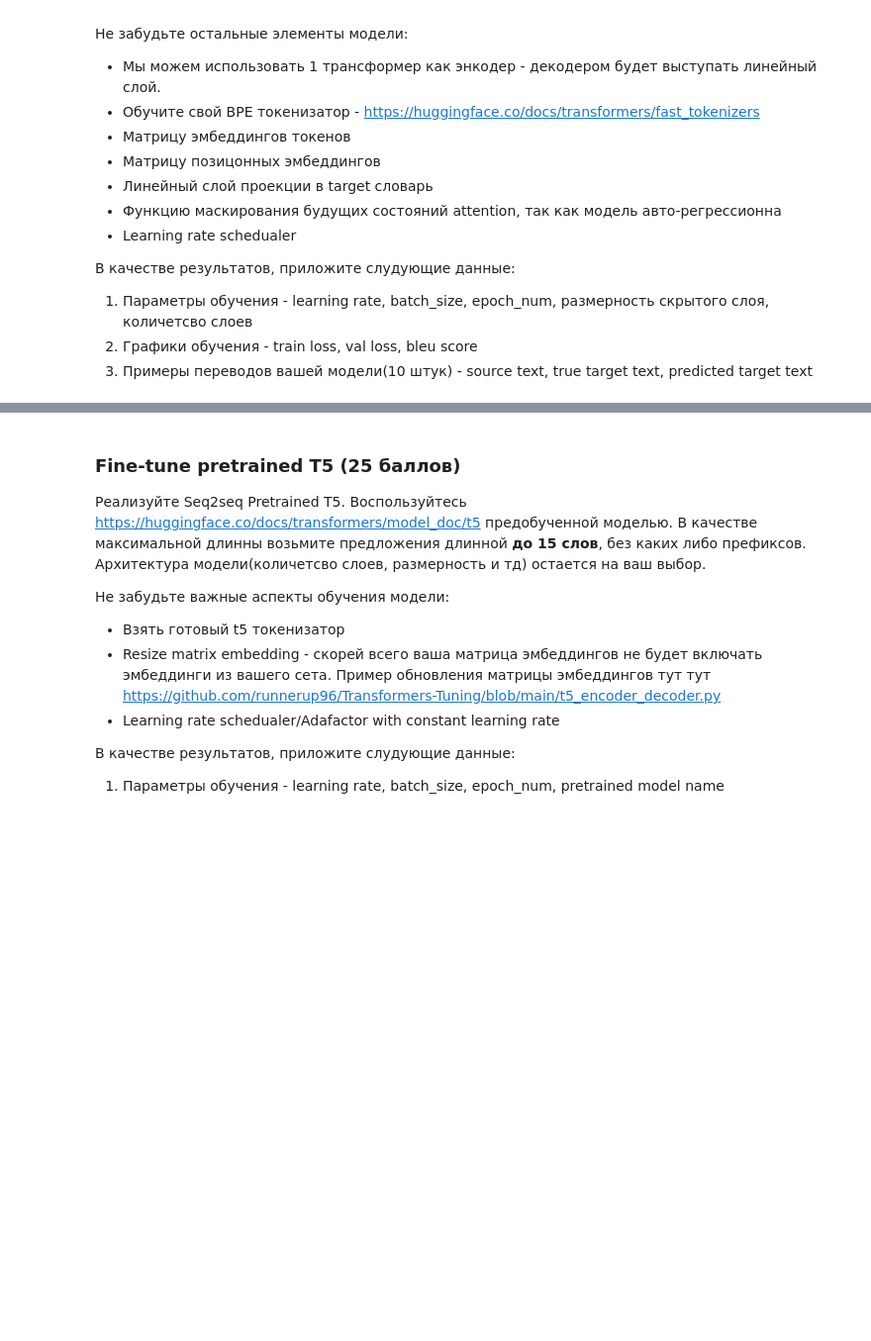
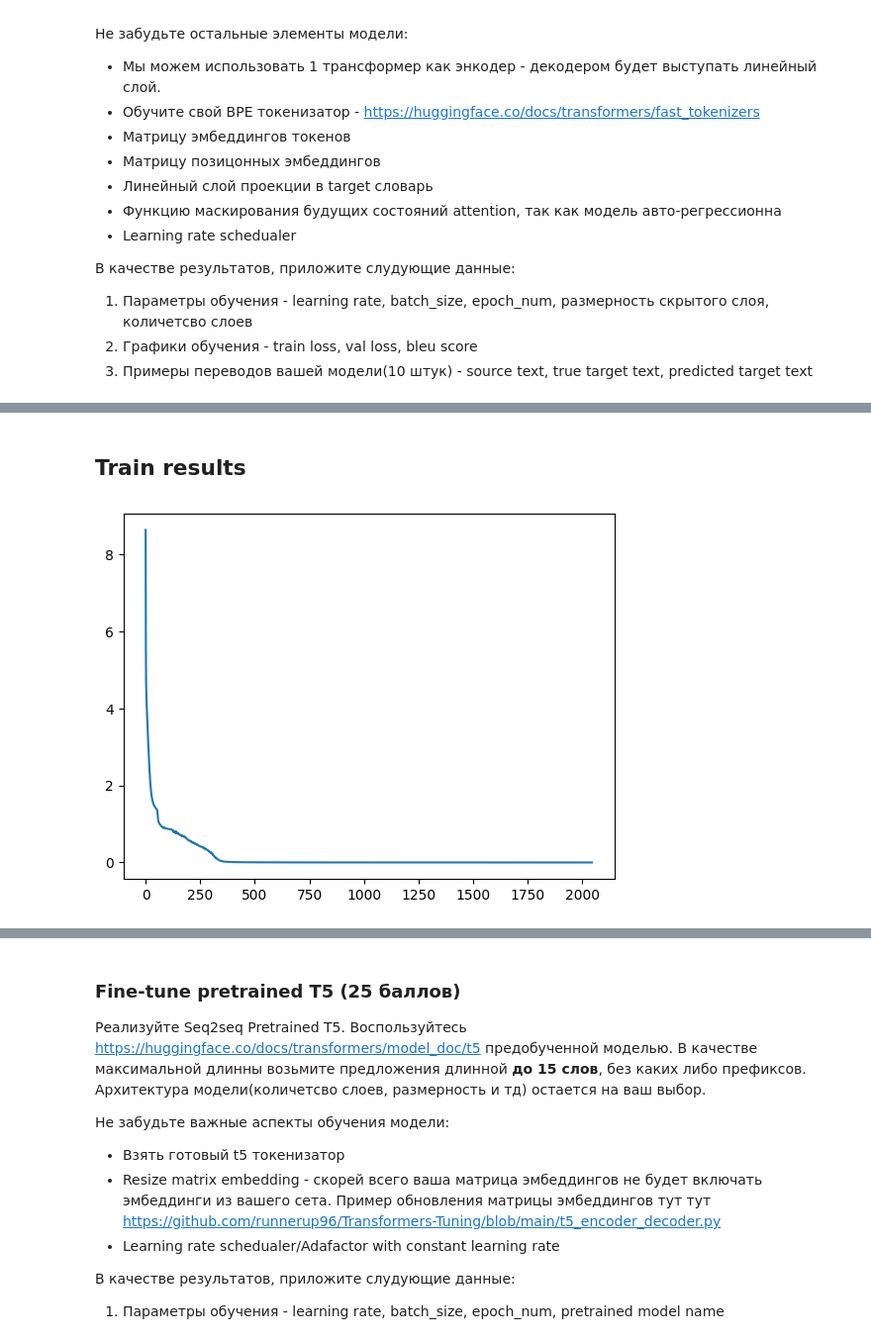
Before and after one commit to Fakazuma/HW3, a Jupyter notebook: Transfomers training.ipynb, the cells around one changed output, grey strips where cells are left out. Shown at 99% size. Saved outputs shown, nothing was run; the diff lists cells and outputs as text; code cells hidden in the pictures; blank space fills up the shorter version.

```diff
--- a/Transfomers training.ipynb
+++ b/Transfomers training.ipynb
@@ -50,0 +49,16 @@ epoch_num =
+# %%
+logs = []
+with open('./training_logs/progress_log.txt', 'r') as f:
+    cfg = ast.literal_eval(f.readline())
+    for line in f.readlines():
+        logs.append(ast.literal_eval(line))
+# %%
+steps = np.arange(len(logs))
+train_loss = []
+val_loss = []
+bleu_score = []
+
+for log in logs:
+    train_loss.append(log['train_loss'])
+    val_loss.append(log['val_loss'])
+    bleu_score.append(log['bleu_score'])
@@ -50,0 +82,6 @@ epoch_num =
+# %% [markdown]
+## Train results
+# %%
+plt.plot(steps, train_loss);
+# %% [output]
+[figure, added]
```
Also changed, not shown: parts of 11 cells of this notebook, 10 other files.
